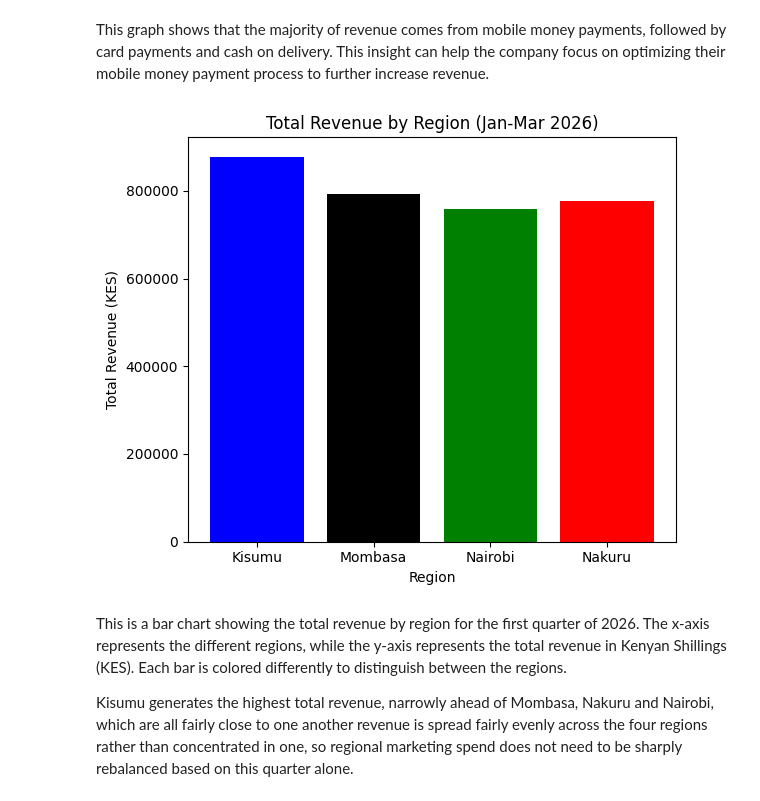
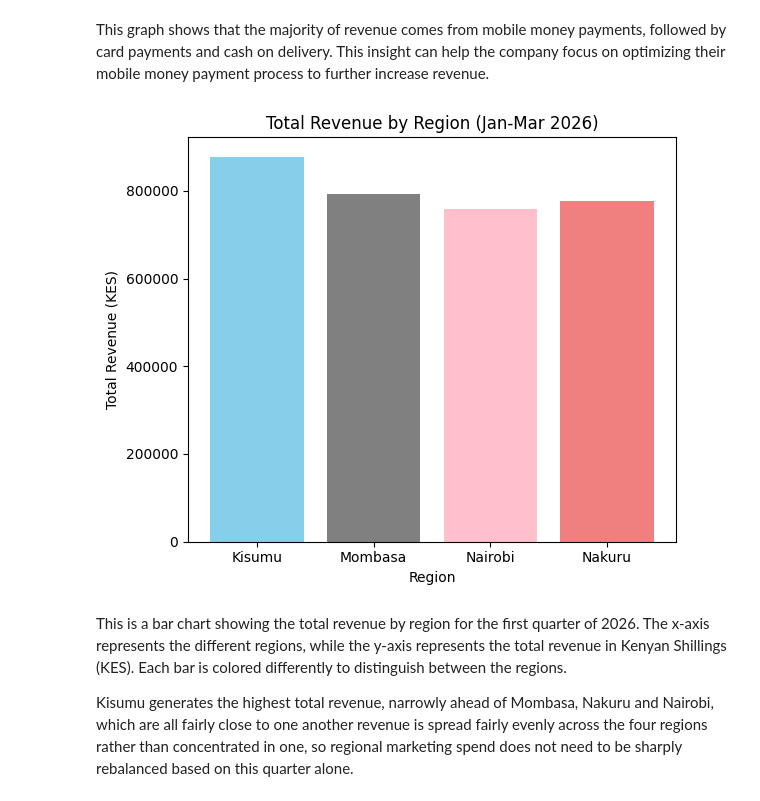
Before and after one commit to sylvainenzo/DSA2050-Week1-674139, a Jupyter notebook: Week1analysis.ipynb, the cells around one changed output. Cells and saved outputs as stored; diff of their text form; code cells hidden in the pictures.

```diff
--- a/Week1analysis.ipynb
+++ b/Week1analysis.ipynb
@@ -120,15 +120,15 @@ This graph shows that the majority of revenue comes from mobile money payments,
 # %%
 revenue_by_region = df.groupby("Region")["Revenue_KES"].sum()
 
 fig, ax = plt.subplots(figsize=(6, 5))
-ax.bar(revenue_by_region.index, revenue_by_region.values, color=["blue","black","green","red"])
+ax.bar(revenue_by_region.index, revenue_by_region.values, color=["skyblue","grey","pink","lightcoral"])
 ax.set_title("Total Revenue by Region (Jan-Mar 2026)")
 ax.set_xlabel("Region")
 ax.set_ylabel("Total Revenue (KES)")
 plt.tight_layout()
 plt.show()
 # %% [output]
-[figure, old version]
+[figure, new version]
 # %% [markdown]
 This is  a bar chart showing the total revenue by region for the first quarter of 2026. The x-axis represents the different regions, while the y-axis represents the total revenue in Kenyan Shillings (KES). Each bar is colored differently to distinguish between the regions.
 
```
